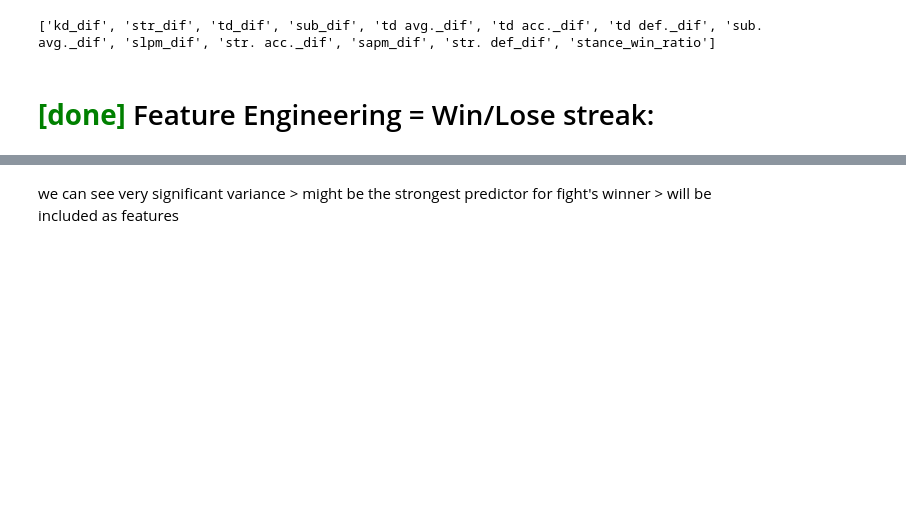
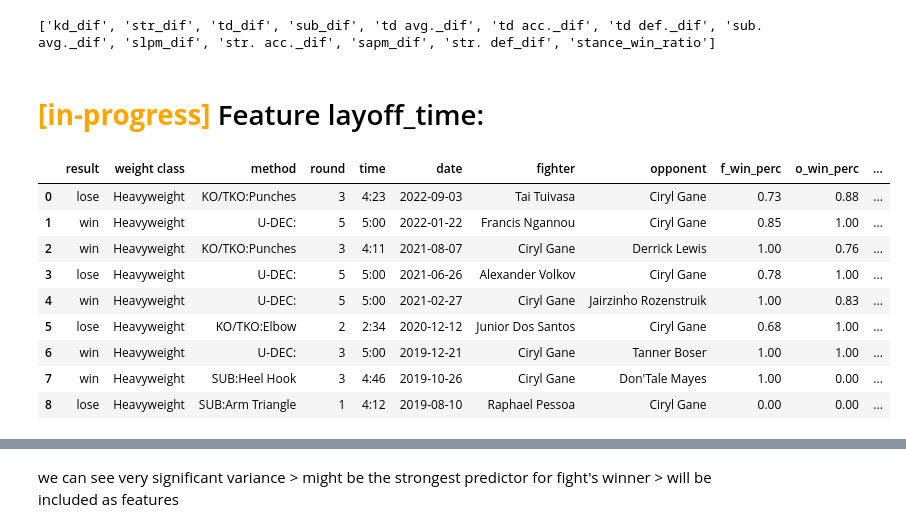
Before and after one commit to sagi778/ufc_fights_Predictor, a Jupyter notebook: notebooks/feature_engineering.ipynb, the cells around one changed output, grey strips where cells are left out. Drawn from its saved outputs; the diff is of its cells as text; code cells hidden in the pictures; blank space fills up the shorter version.

```diff
--- a/notebooks/feature_engineering.ipynb
+++ b/notebooks/feature_engineering.ipynb
@@ -436,4 +437,18 @@ print(features)
 # %% [output]
 ['kd_dif', 'str_dif', 'td_dif', 'sub_dif', 'td avg._dif', 'td acc._dif', 'td def._dif', 'sub. avg._dif', 'slpm_dif', 'str. acc._dif', 'sapm_dif', 'str. def_dif', 'stance_win_ratio']
 # %% [markdown]
-# <span style='color:green'> **[done]** </span> Feature Engineering = Win/Lose streak:
+# <span style='color:orange'> **[in-progress]** </span> Feature layoff_time:
+# %%
+t = df[(df.fighter=='Ciryl Gane')|(df.opponent=='Ciryl Gane')].sort_values(by='date',ascending=False).reset_index(drop=True)
+t
+# %% [output]
+|  | result | weight class | method | round | time | date | fighter | opponent | f_win_perc | o_win_perc | ... |
+| 0 | lose | Heavyweight | KO/TKO:Punches | 3 | 4:23 | 2022-09-03 | Tai Tuivasa | Ciryl Gane | 0.73 | 0.88 | ... |
+| 1 | win | Heavyweight | U-DEC: | 5 | 5:00 | 2022-01-22 | Francis Ngannou | Ciryl Gane | 0.85 | 1.00 | ... |
+| 2 | win | Heavyweight | KO/TKO:Punches | 3 | 4:11 | 2021-08-07 | Ciryl Gane | Derrick Lewis | 1.00 | 0.76 | ... |
+| 3 | lose | Heavyweight | U-DEC: | 5 | 5:00 | 2021-06-26 | Alexander Volkov | Ciryl Gane | 0.78 | 1.00 | ... |
+| 4 | win | Heavyweight | U-DEC: | 5 | 5:00 | 2021-02-27 | Ciryl Gane | Jairzinho Rozenstruik | 1.00 | 0.83 | ... |
+| 5 | lose | Heavyweight | KO/TKO:Elbow | 2 | 2:34 | 2020-12-12 | Junior Dos Santos | Ciryl Gane | 0.68 | 1.00 | ... |
+| 6 | win | Heavyweight | U-DEC: | 3 | 5:00 | 2019-12-21 | Ciryl Gane | Tanner Boser | 1.00 | 1.00 | ... |
+| 7 | win | Heavyweight | SUB:Heel Hook | 3 | 4:46 | 2019-10-26 | Ciryl Gane | Don'Tale Mayes | 1.00 | 0.00 | ... |
+| 8 | lose | Heavyweight | SUB:Arm Triangle | 1 | 4:12 | 2019-08-10 | Raphael Pessoa | Ciryl Gane | 0.00 | 0.00 | ... |
```
Also changed, not shown: parts of 34 cells of this notebook.
